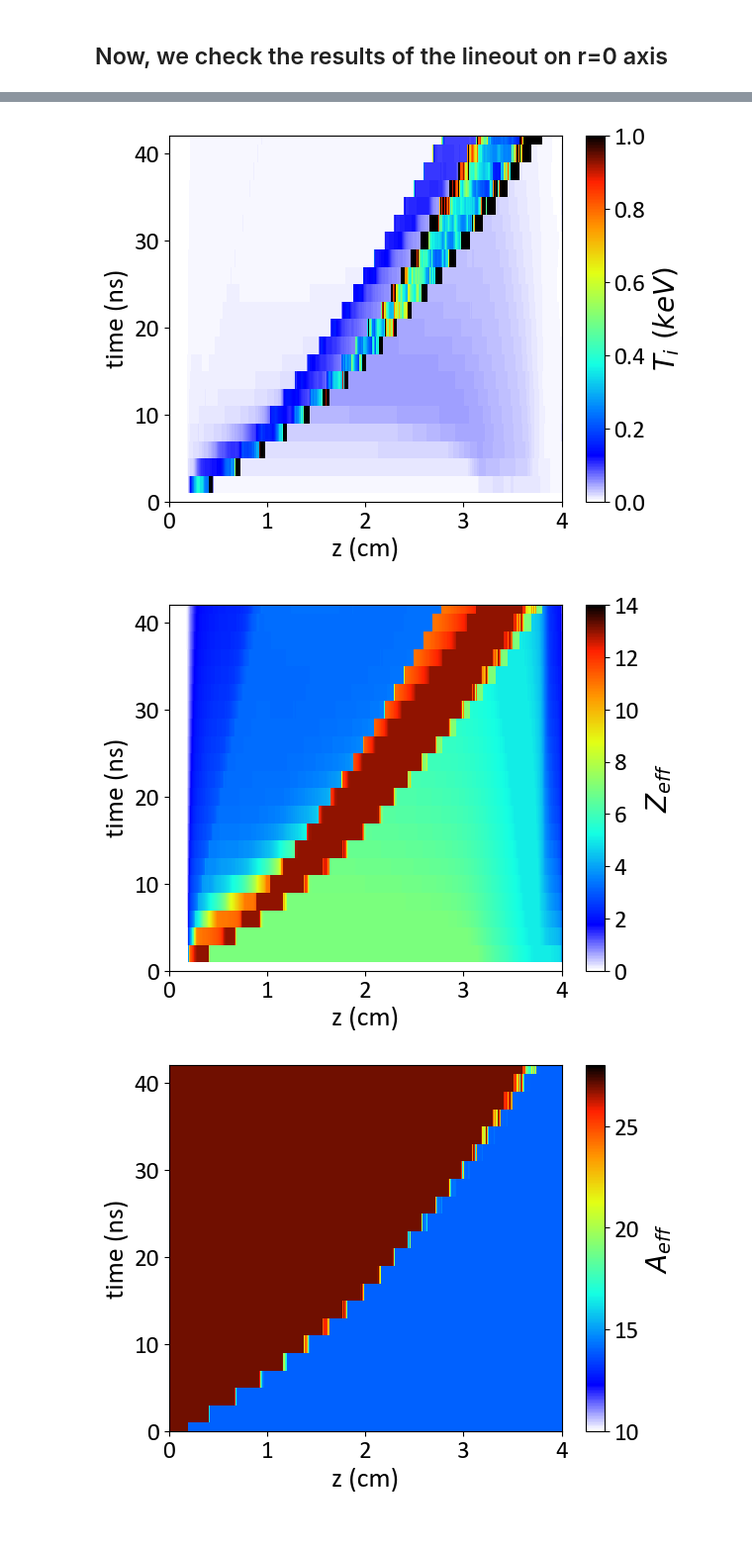
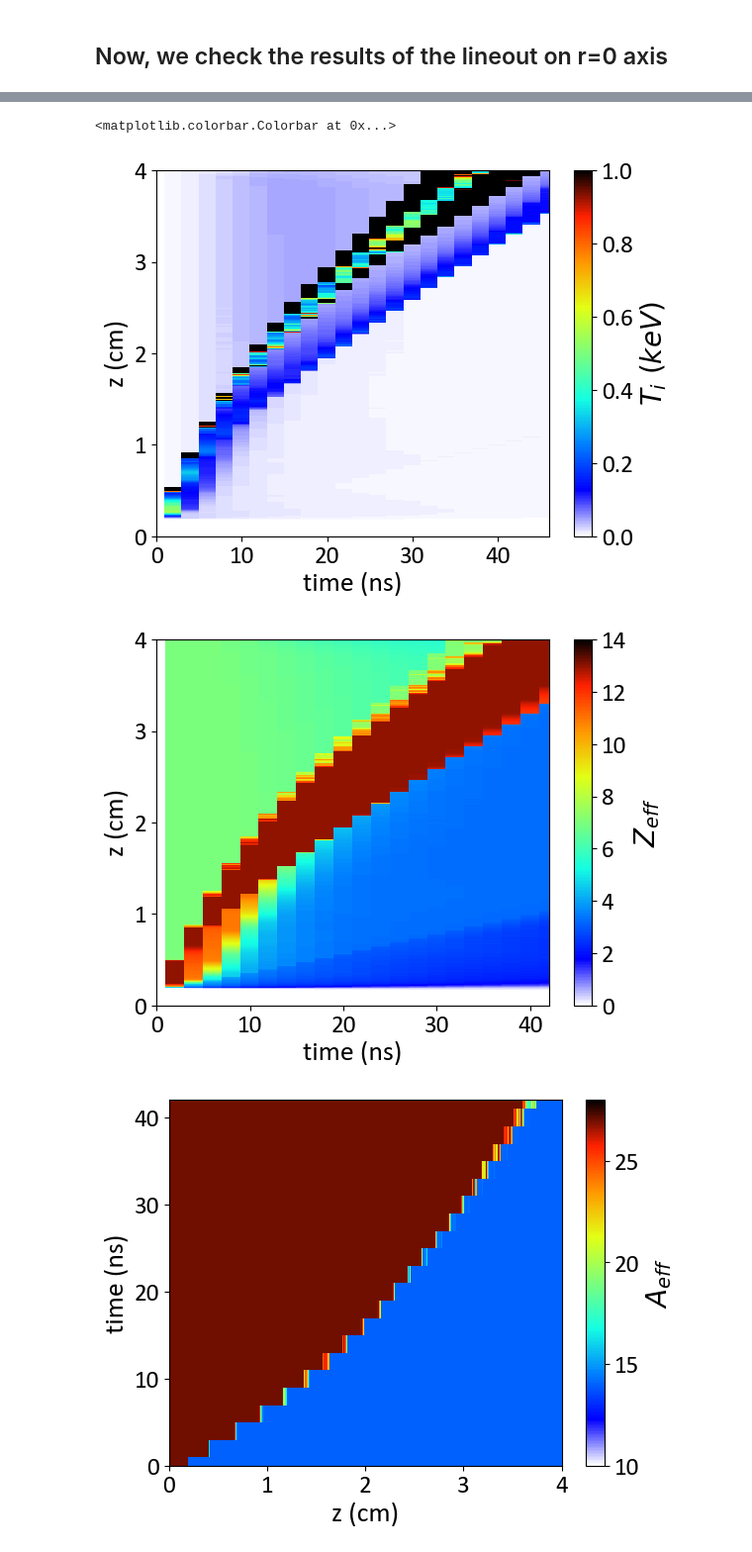
Before and after one commit to weipengyao/scripts, a Jupyter notebook: Gekko_2024.ipynb, the cells around one changed output, grey strips where cells are left out. Shown at 99% size. Cells and saved outputs as stored; diff of their text form; code cells hidden in the pictures.

```diff
--- a/Gekko_2024.ipynb
+++ b/Gekko_2024.ipynb
@@ -411,18 +435,18 @@ plt.savefig('/Users/yao/Desktop/ne_time_slicez.png', dpi=600, bbox_inches='tight
 # %%
 zz = np.linspace(0, 4, ne_time_slicez.shape[1]) # in z axis, 4 cm
-time = np.linspace(0, 42, num_time) # here we have 42 ns in the 21st time step
+time = np.linspace(0, 46, num_time) # here we have 42 ns in the 21st time step
 
-plt.pcolor(zz,time,np.log10(ni_time_slicez[:,::-1]),
+plt.pcolor(time,zz,np.log10(ni_time_slicez[:,::-1].T),
            cmap=newcmap,
-           vmin=16,vmax=22,
+           vmin=16,vmax=23,
         #    interpolation=interpolation,
         #    aspect='auto',
         #    extent=[0, 4, 0, 42],
            )
-plt.xlabel('z (cm)')
-plt.ylabel('time (ns)')
-plt.xlim(0, 4)
-plt.ylim(0, 42)
+plt.ylabel('z (cm)')
+plt.xlabel('time (ns)')
+plt.ylim(0, 4)
+plt.xlim(1, 46)
 plt.colorbar(label=r'$\log_{10} n_i\  (cm^{-3})$',)
 plt.savefig('/Users/yao/Desktop/ni_time_slicez.png', dpi=600, bbox_inches='tight')
 # %% [output]
@@ -449,41 +473,42 @@ plt.savefig('/Users/yao/Desktop/Te_time_slicez.png', dpi=600, bbox_inches='tight
 # %%
-zz = np.linspace(0, 4, ne_time_sumz.shape[1]) # in z axis, 4 cm
-time = np.linspace(0, 42, num_time) # here we have 42 ns in the 21st time step
+# zz = np.linspace(0, 4, ne_time_sumz.shape[1]) # in z axis, 4 cm
+# time = np.linspace(0, 42, num_time) # here we have 42 ns in the 21st time step
 
-plt.pcolor(zz,time,(Ti_time_slicez[:,::-1]/11600/1e3),
+plt.pcolor(time,zz,((Ti_time_slicez[:,::-1].T)/11600/1e3),
            cmap=newcmap,
            vmin=0,vmax=1,
         #    interpolation=interpolation,
         #    aspect='auto',
         #    extent=[0, 4, 0, 42],
            )
-plt.xlabel('z (cm)')
-plt.ylabel('time (ns)')
-plt.xlim(0, 4)
-plt.ylim(0, 42)
+plt.ylabel('z (cm)')
+plt.xlabel('time (ns)')
+plt.ylim(0, 4)
+plt.xlim(0, 46)
 plt.colorbar(label=r'$T_i\  (keV)$',)
-plt.savefig('/Users/yao/Desktop/Ti_time_slicez.png', dpi=600, bbox_inches='tight')
+# plt.savefig('/Users/yao/Desktop/Ti_time_slicez.png', dpi=600, bbox_inches='tight')
 # %% [output]
+<matplotlib.colorbar.Colorbar at 0x...>
-[figure, old version]
+[figure, new version]
 # %%
-zz = np.linspace(0, 4, ne_time_sumz.shape[1]) # in z axis, 4 cm
-time = np.linspace(0, 42, num_time) # here we have 42 ns in the 21st time step
+# zz = np.linspace(0, 4, ne_time_sumz.shape[1]) # in z axis, 4 cm
+# time = np.linspace(0, 42, num_time) # here we have 42 ns in the 21st time step
 
-plt.pcolor(zz,time,(Ze_time_slicez[:,::-1]),
+plt.pcolor(time,zz,(Ze_time_slicez[:,::-1].T),
            cmap=newcmap,
            vmin=0,vmax=14,
         #    interpolation=interpolation,
         #    aspect='auto',
         #    extent=[0, 4, 0, 42],
            )
-plt.xlabel('z (cm)')
-plt.ylabel('time (ns)')
-plt.xlim(0, 4)
-plt.ylim(0, 42)
+plt.ylabel('z (cm)')
+plt.xlabel('time (ns)')
+plt.ylim(0, 4)
+plt.xlim(0, 42)
 plt.colorbar(label=r'$Z_{eff}$',)
 plt.savefig('/Users/yao/Desktop/Ze_time_slicez.png', dpi=600, bbox_inches='tight')
 # %% [output]
-[figure, old version]
+[figure, new version]
 # %%
 zz = np.linspace(0, 4, ne_time_sumz.shape[1]) # in z axis, 4 cm
 time = np.linspace(0, 42, num_time) # here we have 42 ns in the 21st time step
```
Also changed, not shown: parts of 14 cells of this notebook, 4 other files.
